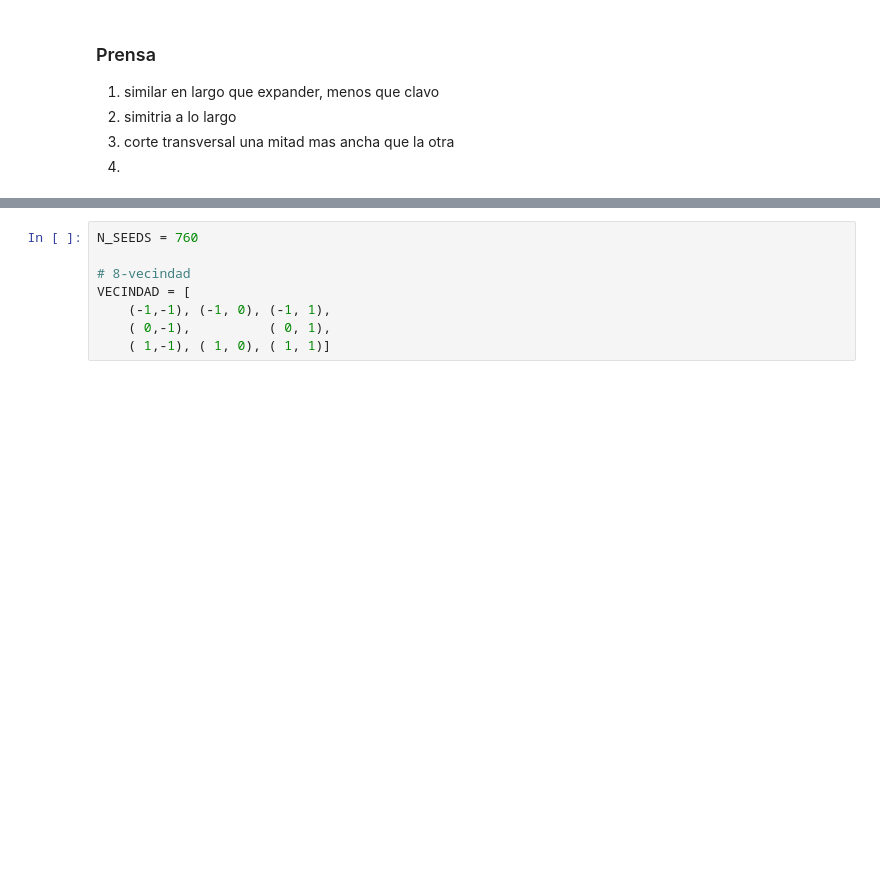
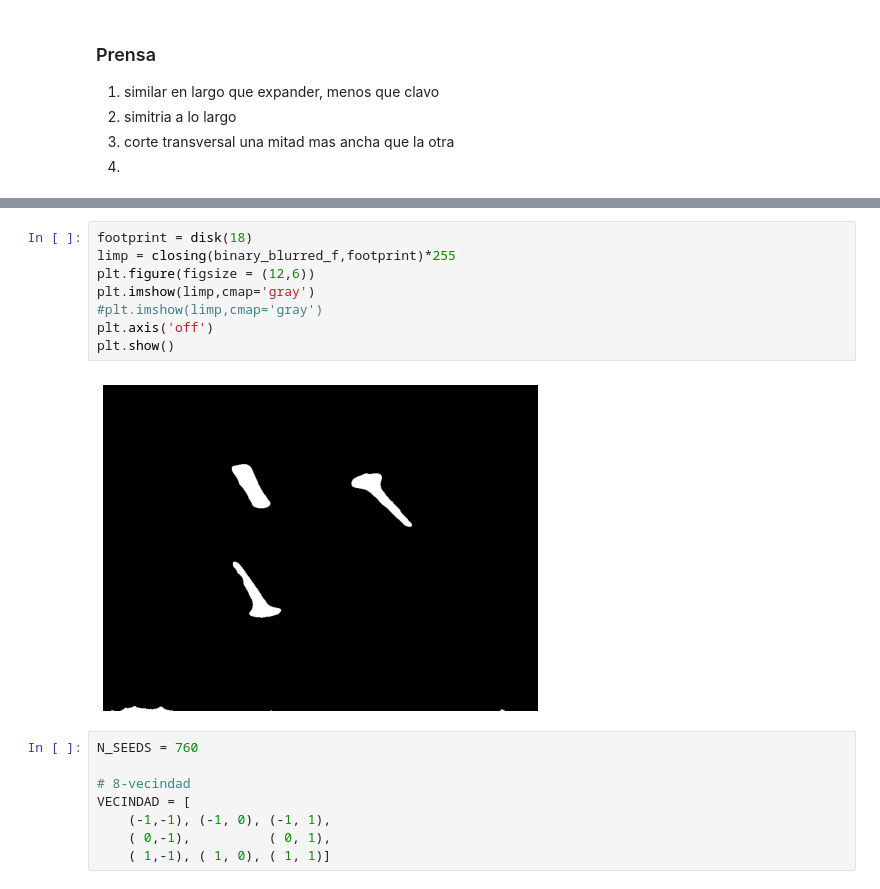
Before and after one commit to carlosjaravas/-Tarea_4_Vision, a Jupyter notebook: Tarea4.ipynb, the cells around one changed output, grey strips where cells are left out. Cells and saved outputs as stored; diff of their text form; blank space fills up the shorter version.

```diff
--- a/Tarea4.ipynb
+++ b/Tarea4.ipynb
@@ -58,3 +154,13 @@ path = os.getcwd()
+# %%
+footprint = disk(18)
+limp = closing(binary_blurred_f,footprint)*255
+plt.figure(figsize = (12,6))
+plt.imshow(limp,cmap='gray')
+#plt.imshow(limp,cmap='gray')
+plt.axis('off')
+plt.show()
+# %% [output]
+[figure, added]
 # %%
 N_SEEDS = 760
 
```
Also changed, not shown: parts of 10 cells of this notebook.
